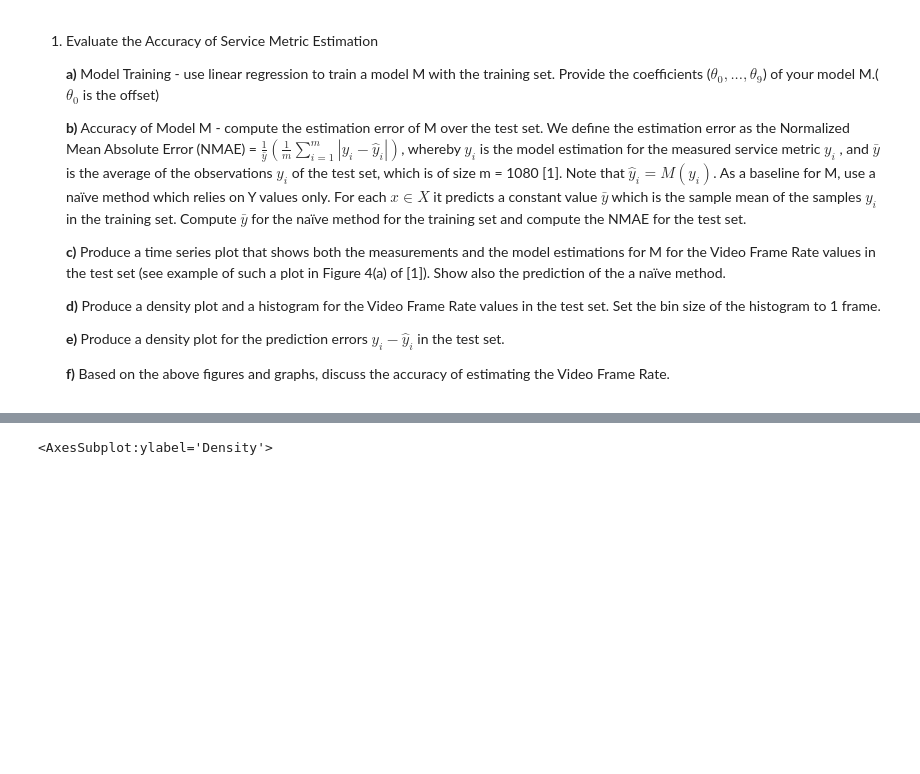
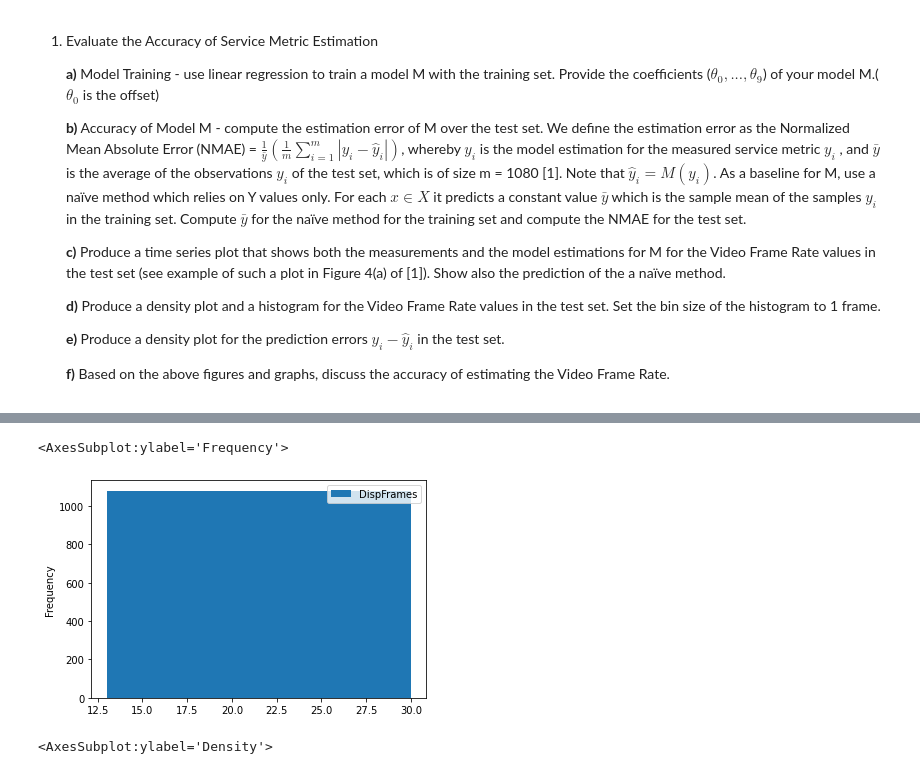
Before and after one commit to jabolina/pgc308a, a Jupyter notebook: task2.ipynb, the cells around one changed output, grey strips where cells are left out. Saved outputs shown, nothing was run; the diff lists cells and outputs as text; code cells hidden in the pictures; blank space fills up the shorter version.

```diff
--- a/task2.ipynb
+++ b/task2.ipynb
@@ -61,3 +84,8 @@ pp.show()
+# %%
+y_test['DispFrames'].plot(kind='hist', legend=True, bins = 1)
+# %% [output]
+<AxesSubplot:ylabel='Frequency'>
+[figure, added]
 # %%
 def prediction_errors(expected, output):
     return [yi - yhati for (yi, yhati) in zip(expected, output)]
```
Also changed, not shown: parts of 5 cells of this notebook, 1 other file.
